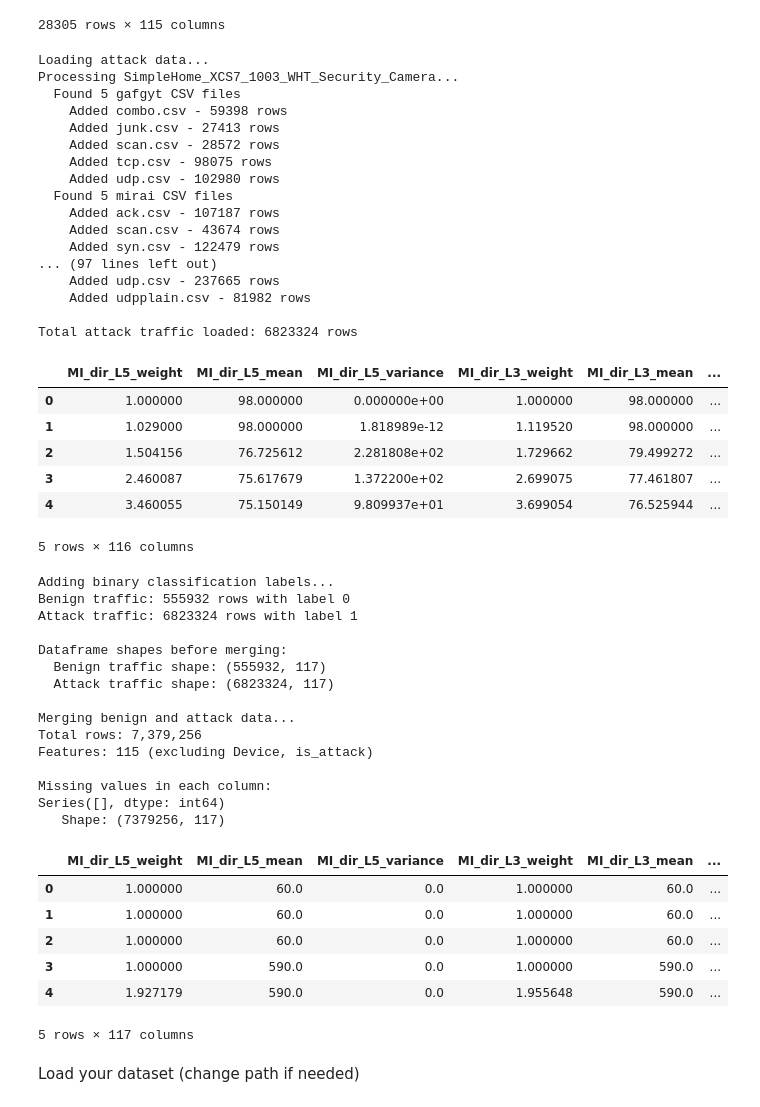
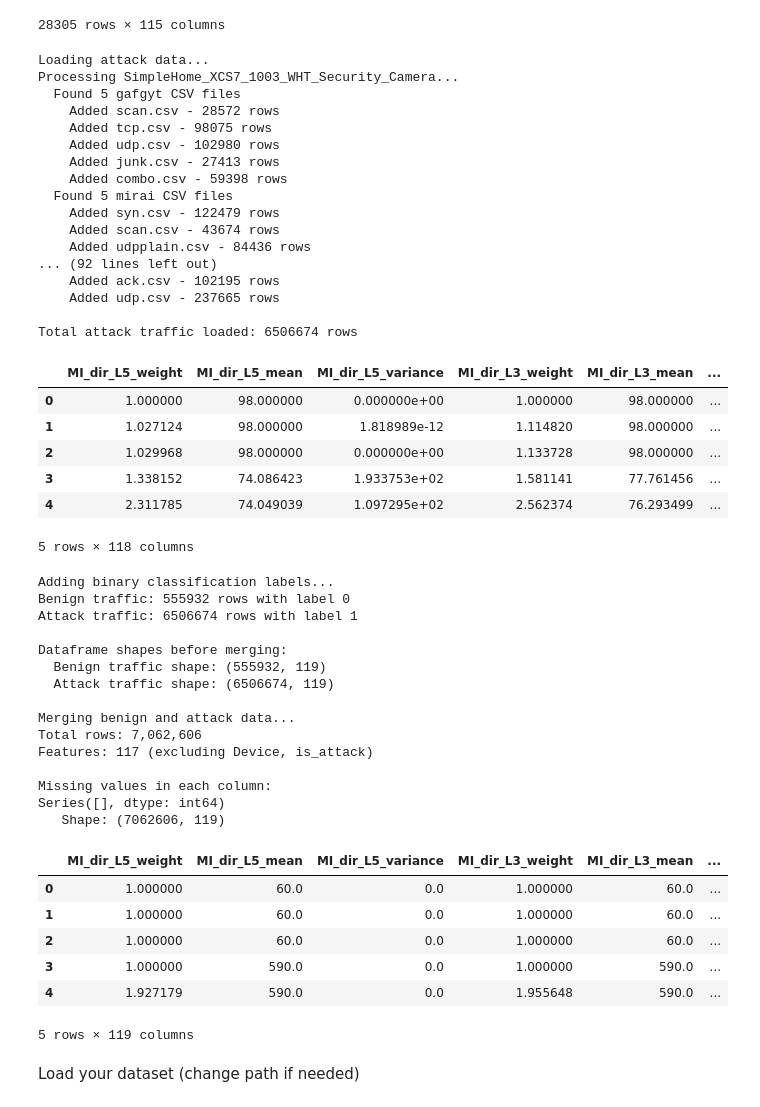
Before and after one commit to pmogrelia/CSE151A-Project, a Jupyter notebook: CSE151A_Project.ipynb, the cells around one changed output. Saved outputs shown, nothing was run; the diff lists cells and outputs as text; code cells hidden in the pictures.

Commit message:
Pie chart for botnet and attack type given botnet type and more efficient reading of csvs

```diff
--- a/CSE151A_Project.ipynb
+++ b/CSE151A_Project.ipynb
@@ -99,11 +99,11 @@ test
 
 # 2. Load attack traffic (gafgyt and mirai)
 attack_traffic = pd.DataFrame()
-
+temp = pd.DataFrame()
 print("Loading attack data...")
 for folder in folders:
     print(f"Processing {folder}...")
-
+    temp = pd.DataFrame()
     # Check gafgyt attacks folder
     gafgyt_folder = base_path + folder + '/gafgyt_attacks/'
     if os.path.exists(gafgyt_folder):
@@ -114,49 +114,53 @@ for folder in folders:
             csv_file = gafgyt_folder + csv_filename
             curr_csv = pd.read_csv(csv_file)
             curr_csv['Device'] = folder
-            attack_traffic = pd.concat([attack_traffic, curr_csv])
+            curr_csv['Botnet_Type'] = 'gafgyt'
+            curr_csv['Attack_Type'] = csv_filename
+            temp = pd.concat([temp, curr_csv])
             print(f"    Added {csv_filename} - {len(curr_csv)} rows")
 
     # Check mirai attacks folder
     mirai_folder = base_path + folder + '/mirai_attacks/'
     if os.path.exists(mirai_folder):
         mirai_files = [f for f in os.listdir(mirai_folder) if f.endswith('.csv')]
         print(f"  Found {len(mirai_files)} mirai CSV files")
 
         for csv_filename in mirai_files:
             csv_file = mirai_folder + csv_filename
             curr_csv = pd.read_csv(csv_file)
             curr_csv['Device'] = folder
-            attack_traffic = pd.concat([attack_traffic, curr_csv])
+            curr_csv['Botnet_Type'] = 'mirai'
+            curr_csv['Attack_Type'] = csv_filename
+            temp = pd.concat([temp, curr_csv])
             print(f"    Added {csv_filename} - {len(curr_csv)} rows")
-
+    attack_traffic = pd.concat([attack_traffic, temp])
 print(f"\nTotal attack traffic loaded: {len(attack_traffic)} rows")
 attack_traffic.head() if len(attack_traffic) > 0 else print("No attack data found")
 # %% [output]
 Loading attack data...
 Processing SimpleHome_XCS7_1003_WHT_Security_Camera...
   Found 5 gafgyt CSV files
-    Added combo.csv - 59398 rows
-    Added junk.csv - 27413 rows
     Added scan.csv - 28572 rows
     Added tcp.csv - 98075 rows
     Added udp.csv - 102980 rows
+    Added junk.csv - 27413 rows
+    Added combo.csv - 59398 rows
   Found 5 mirai CSV files
-    Added ack.csv - 107187 rows
+    Added syn.csv - 122479 rows
     Added scan.csv - 43674 rows
-    Added syn.csv - 122479 rows
-... (97 lines left out)
+    Added udpplain.csv - 84436 rows
+... (92 lines left out)
+    Added ack.csv - 102195 rows
     Added udp.csv - 237665 rows
-    Added udpplain.csv - 81982 rows
 
-Total attack traffic loaded: 6823324 rows
+Total attack traffic loaded: 6506674 rows
 |  | MI_dir_L5_weight | MI_dir_L5_mean | MI_dir_L5_variance | MI_dir_L3_weight | MI_dir_L3_mean | ... |
 | 0 | 1.000000 | 98.000000 | 0.000000e+00 | 1.000000 | 98.000000 | ... |
-| 1 | 1.029000 | 98.000000 | 1.818989e-12 | 1.119520 | 98.000000 | ... |
-| 2 | 1.504156 | 76.725612 | 2.281808e+02 | 1.729662 | 79.499272 | ... |
-| 3 | 2.460087 | 75.617679 | 1.372200e+02 | 2.699075 | 77.461807 | ... |
-| 4 | 3.460055 | 75.150149 | 9.809937e+01 | 3.699054 | 76.525944 | ... |
+| 1 | 1.027124 | 98.000000 | 1.818989e-12 | 1.114820 | 98.000000 | ... |
+| 2 | 1.029968 | 98.000000 | 0.000000e+00 | 1.133728 | 98.000000 | ... |
+| 3 | 1.338152 | 74.086423 | 1.933753e+02 | 1.581141 | 77.761456 | ... |
+| 4 | 2.311785 | 74.049039 | 1.097295e+02 | 2.562374 | 76.293499 | ... |
-5 rows × 116 columns
+5 rows × 118 columns
 # %%
 # Add binary classification labels (0 = benign, 1 = attack) and merge datasets
 
@@ -164,6 +168,8 @@ print("Adding binary classification labels...")
 
 # Add labels to benign traffic (0 = benign)
 benign_traffic['is_attack'] = 0
+benign_traffic['Botnet_Type'] = "Benign"
+benign_traffic['Attack_Type'] = "Benign"
 
 print(f"Benign traffic: {len(benign_traffic)} rows with label 0")
 
@@ -200,26 +206,26 @@ complete_dataset.head()
 # %% [output]
 Adding binary classification labels...
 Benign traffic: 555932 rows with label 0
-Attack traffic: 6823324 rows with label 1
+Attack traffic: 6506674 rows with label 1
 
 Dataframe shapes before merging:
-  Benign traffic shape: (555932, 117)
-  Attack traffic shape: (6823324, 117)
+  Benign traffic shape: (555932, 119)
+  Attack traffic shape: (6506674, 119)
 
 Merging benign and attack data...
-Total rows: 7,379,256
-Features: 115 (excluding Device, is_attack)
+Total rows: 7,062,606
+Features: 117 (excluding Device, is_attack)
 
 Missing values in each column:
 Series([], dtype: int64)
-   Shape: (7379256, 117)
+   Shape: (7062606, 119)
 |  | MI_dir_L5_weight | MI_dir_L5_mean | MI_dir_L5_variance | MI_dir_L3_weight | MI_dir_L3_mean | ... |
 | 0 | 1.000000 | 60.0 | 0.0 | 1.000000 | 60.0 | ... |
 | 1 | 1.000000 | 60.0 | 0.0 | 1.000000 | 60.0 | ... |
 | 2 | 1.000000 | 60.0 | 0.0 | 1.000000 | 60.0 | ... |
 | 3 | 1.000000 | 590.0 | 0.0 | 1.000000 | 590.0 | ... |
 | 4 | 1.927179 | 590.0 | 0.0 | 1.955648 | 590.0 | ... |
-5 rows × 117 columns
+5 rows × 119 columns
 # %% [markdown]
 Load your dataset (change path if needed)
 # %%
```
Also changed, not shown: parts of 1 cell of this notebook, 1 other file.
